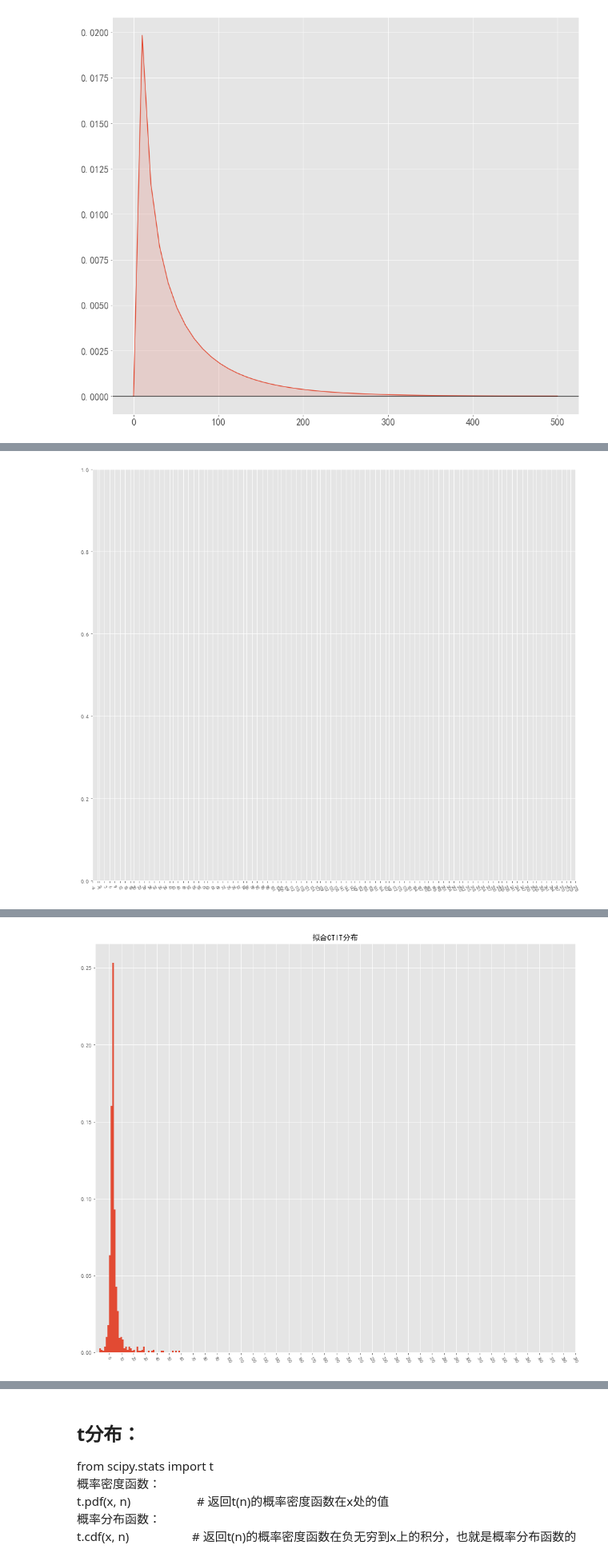
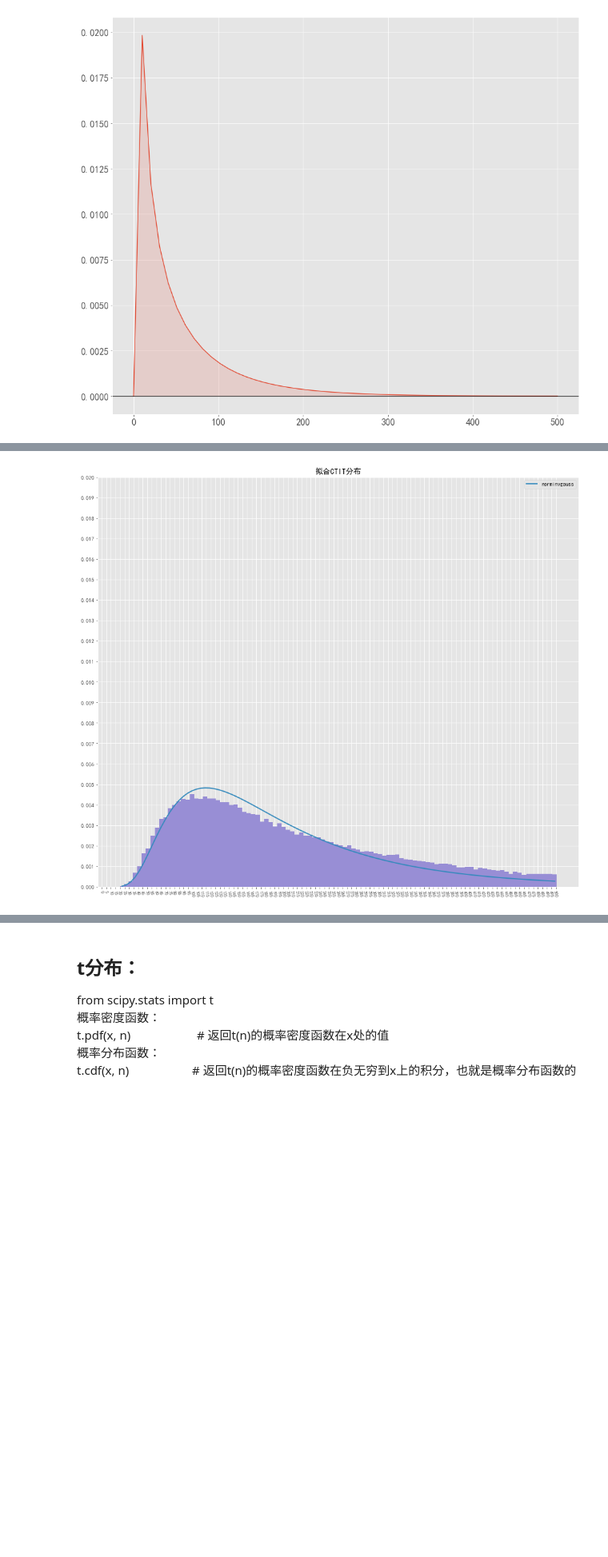
Before and after one commit to liing1221/notebook, a Jupyter notebook: mycode/scipy_stats.ipynb, the cells around one changed output, grey strips where cells are left out. Shown at 80% size. Saved outputs shown, nothing was run; the diff lists cells and outputs as text; code cells hidden in the pictures; blank space fills up the shorter version.

```diff
--- a/mycode/scipy_stats.ipynb
+++ b/mycode/scipy_stats.ipynb
@@ -1200,8 +1595,8 @@ fig, ax = plt.subplots(1, 1)
 # gamma分布
 # a, loc, scale = 2.673940463964837, 18.282129024694115, 29.396784678356912
 # a, loc, scale = 1.620, 1.893, 49.491
-a, loc, scale = 2.676, -3.308, 29.369
-newts = gamma.rvs(a, loc=loc, scale=scale, size=1000)
+# a, loc, scale = 2.676, -3.308, 29.369
+# newts = gamma.rvs(a, loc=loc, scale=scale, size=1000)
 
 
 # newts = random.sample(list(_newts), 300)
@@ -1209,43 +1604,47 @@ newts = gamma.rvs(a, loc=loc, scale=scale, size=1000)
 # 正态逆高斯分布
 # 参数a是尾巴的重量, b是满足的不对称参数；满足 a>0,|b| < a  移动和缩放使用 loc、scale
 # a, b = 21.1587, 20.1171
-# a, b, loc, scale = 21.158, 21.117, 8.260, 16.007    # hellovpn真实数据拟合
+a, b, loc, scale = 21.158, 21.117, 8.260, 16.007    # hellovpn真实数据拟合
 # a, b, loc, scale = 21.15865867593925, 21.1171404190502, 16.260021624931543, 16.006963234075396   # 买量数据拟合参数
 # a, b, loc, scale = 61.698, 61.554,-4.066, 6.908   # r888  384渠道拟合
 # a, b, loc, scale = 0.15574969996154991, 0.13112261910415027, 2.5570801541517517, 1.1505788503766108
-a, b, loc, scale = 0.156, 0.131, 2.557, 1.151
+# a, b, loc, scale = 0.156, 0.131, 2.557, 1.151
 
 # a, b, loc, scale = 10.06, 10.04, 12, 16
 
+# # 安装到打开
+# 'invgauss': (0.4856500576494863, 0.5128946812111822, 41.435767191284285),
+# 'lognorm': (0.6772690704947231, 1.4047058400261867, 15.353407001325937),
+# 'norminvgauss': (11.810050694259912, 11.66494755206594, 1.5821217687066331, 3.0147121224665177)    # hehe_device 数据
 
-# mean, var, skew, kurt = norminvgauss.stats(a, b, moments='mvsk')
-# print(norminvgauss.ppf(0.01, a, b))
-# print(norminvgauss.ppf(0.99, a, b))
-x = np.linspace(norminvgauss.ppf(0.01, a, b),
-                10 * norminvgauss.ppf(0.99, a, b), 100)
-# ax.plot(x, norminvgauss.pdf(x, a, b, loc=loc, scale=scale), 'r-', lw=5, alpha=0.6, label='norminvgauss pdf')
+#a, b, loc, scale =21.158, 20, 8.260, 16.007
 
-# ax.plot(x, norminvgauss.pdf(x, 61.698, 61.554, loc=-4.066, scale=6.908), 'g-', lw=5, alpha=0.6, label='norminvgauss pdf')
-# ax.plot(x, norminvgauss.pdf(x, 10.06, 9.99, loc=12, scale=16), 'b-', lw=5, alpha=0.6, label='norminvgauss pdf')
-# ax.plot(x, norminvgauss.pdf(x, 10.06, 10.04, loc=12, scale=16), 'm-', lw=5, alpha=0.6, label='norminvgauss pdf')
-# # ax.plot(x, norminvgauss.pdf(x, a, b, loc=10, scale=16), 'c-', lw=5, alpha=0.6, label='norminvgauss pdf')
+datas = norminvgauss.rvs(a, b, loc=loc, scale=scale, size=100000)
 
 
-plt.xticks([int(_x) for _x in x], rotation=300, size=8)
-ax.legend(loc='best', frameon=False)
+# f = Fitter(datas, xmin=-1, xmax=51, distributions=['lognorm', 'norminvgauss'], bins=50)
+f = Fitter(datas, xmin=-1, xmax=501, distributions=[ 'norminvgauss'], bins=100)
+f.fit()
+
+print(f.summary())
+print(f.fitted_param)
+# print(f.fitted_pdf)
+print("*" * 24)
+print(f.get_best())
+f.hist()
+
+# plt.ylim(0, 0.2)
+# plt.xticks([int(_x) for _x in range(0,51, 1)], rotation=280, size=8)
+# plt.yticks([_y/100 for _y in range(0, 21, 1)], size=10)
+
+plt.ylim(0, 0.02)
+plt.xticks([int(_x) for _x in range(0,501, 5)], rotation=280, size=8)
+plt.yticks([_y/1000 for _y in range(0, 21, 1)], size=10)
+
+plt.rcParams['font.sans-serif'] = ['SimHei']
+plt.rcParams['axes.unicode_minus'] = False   # 正常显示负号
+plt.title('拟合CTIT分布')
+print(pd.Series(datas).describe())
+
 plt.show()
-# a, b, loc, scale = 10.06, 10.04, 12, 16
-newts = norminvgauss.rvs(a, b, loc=loc, scale=scale, size=800)
-print(newts)
-print(pd.Series(newts).describe())
-f = Fitter(newts, distributions=['norminvgauss'], xmin=-10, xmax=1000, bins=50)
-f.fit()
-# print(f.get_best(method='sumsquare_error'))  # 返回最佳拟合分布及其参数
-f.hist()  # 绘制组数=bins的标准化直方图
-plt.xticks([int(_x) for _x in range(0, 400, 10)], rotation=300, size=8)
-plt.rcParams['font.sans-serif'] = ['SimHei']
-plt.rcParams['axes.unicode_minus'] = False  # 正常显示负号
-
-plt.title('拟合CTIT分布')
-plt.show()
 # %% [output]
@@ -1253 +1668 @@ WARNING:matplotlib.legend:No artists with labels found to put in legend.  Note t
-[figure, old version]
+[figure, new version]
@@ -1271,4 +1669,3 @@ dtype: float64
-[figure, removed]
 # %%
 # 柯西连续型随机变量。
 
```
Also changed, not shown: parts of 9 cells of this notebook, 20 other files.
